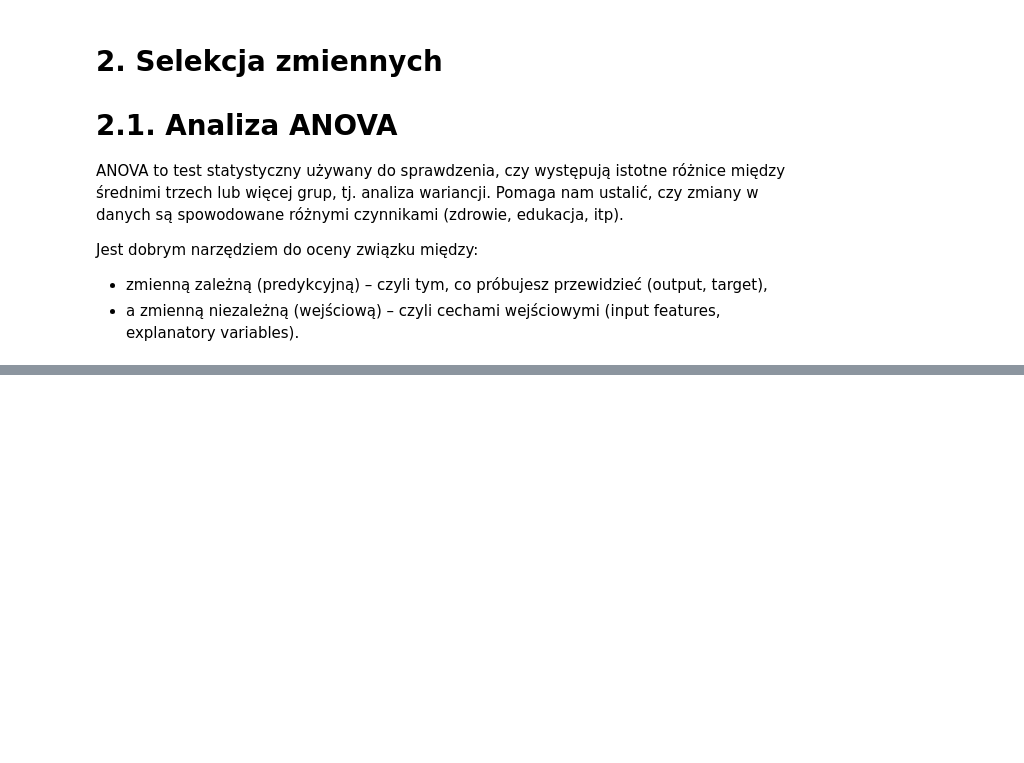
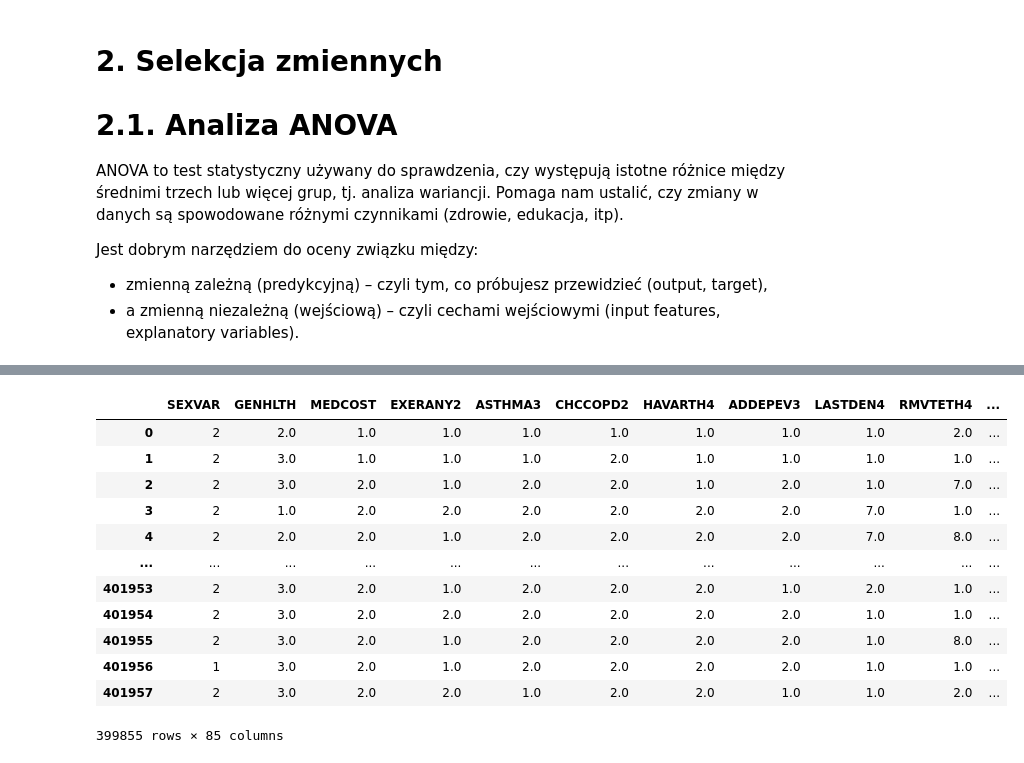
Before and after one commit to AdamWavv/DataMining, a Jupyter notebook: project/main.ipynb, the cells around one changed output, grey strips where cells are left out. Saved outputs shown, nothing was run; the diff lists cells and outputs as text; code cells hidden in the pictures; blank space fills up the shorter version.

```diff
--- a/project/main.ipynb
+++ b/project/main.ipynb
@@ -495,0 +514,18 @@ Istotne zmienne kategoryczne względem MENTHLTH:
+# %%
+if 'MENTHLTH' not in significant_features:
+    significant_features.append('MENTHLTH')
+df = df[significant_features]
+# %% [output]
+|  | SEXVAR | GENHLTH | MEDCOST | EXERANY2 | ASTHMA3 | CHCCOPD2 | HAVARTH4 | ADDEPEV3 | LASTDEN4 | RMVTETH4 | ... |
+| 0 | 2 | 2.0 | 1.0 | 1.0 | 1.0 | 1.0 | 1.0 | 1.0 | 1.0 | 2.0 | ... |
+| 1 | 2 | 3.0 | 1.0 | 1.0 | 1.0 | 2.0 | 1.0 | 1.0 | 1.0 | 1.0 | ... |
+| 2 | 2 | 3.0 | 2.0 | 1.0 | 2.0 | 2.0 | 1.0 | 2.0 | 1.0 | 7.0 | ... |
+| 3 | 2 | 1.0 | 2.0 | 2.0 | 2.0 | 2.0 | 2.0 | 2.0 | 7.0 | 1.0 | ... |
+| 4 | 2 | 2.0 | 2.0 | 1.0 | 2.0 | 2.0 | 2.0 | 2.0 | 7.0 | 8.0 | ... |
+| ... | ... | ... | ... | ... | ... | ... | ... | ... | ... | ... | ... |
+| 401953 | 2 | 3.0 | 2.0 | 1.0 | 2.0 | 2.0 | 2.0 | 1.0 | 2.0 | 1.0 | ... |
+| 401954 | 2 | 3.0 | 2.0 | 2.0 | 2.0 | 2.0 | 2.0 | 2.0 | 1.0 | 1.0 | ... |
+| 401955 | 2 | 3.0 | 2.0 | 1.0 | 2.0 | 2.0 | 2.0 | 2.0 | 1.0 | 8.0 | ... |
+| 401956 | 1 | 3.0 | 2.0 | 1.0 | 2.0 | 2.0 | 2.0 | 2.0 | 1.0 | 1.0 | ... |
+| 401957 | 2 | 3.0 | 2.0 | 2.0 | 1.0 | 2.0 | 2.0 | 1.0 | 1.0 | 2.0 | ... |
+399855 rows × 85 columns
```
Also changed, not shown: parts of 11 cells of this notebook.
